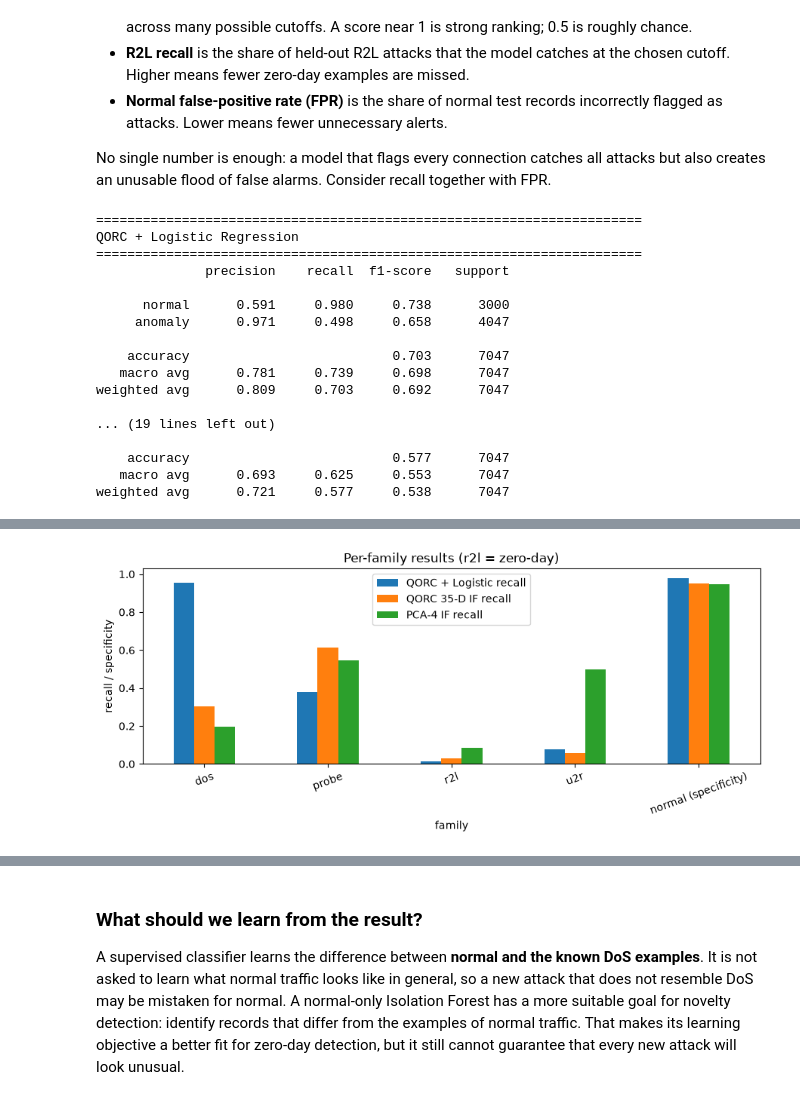
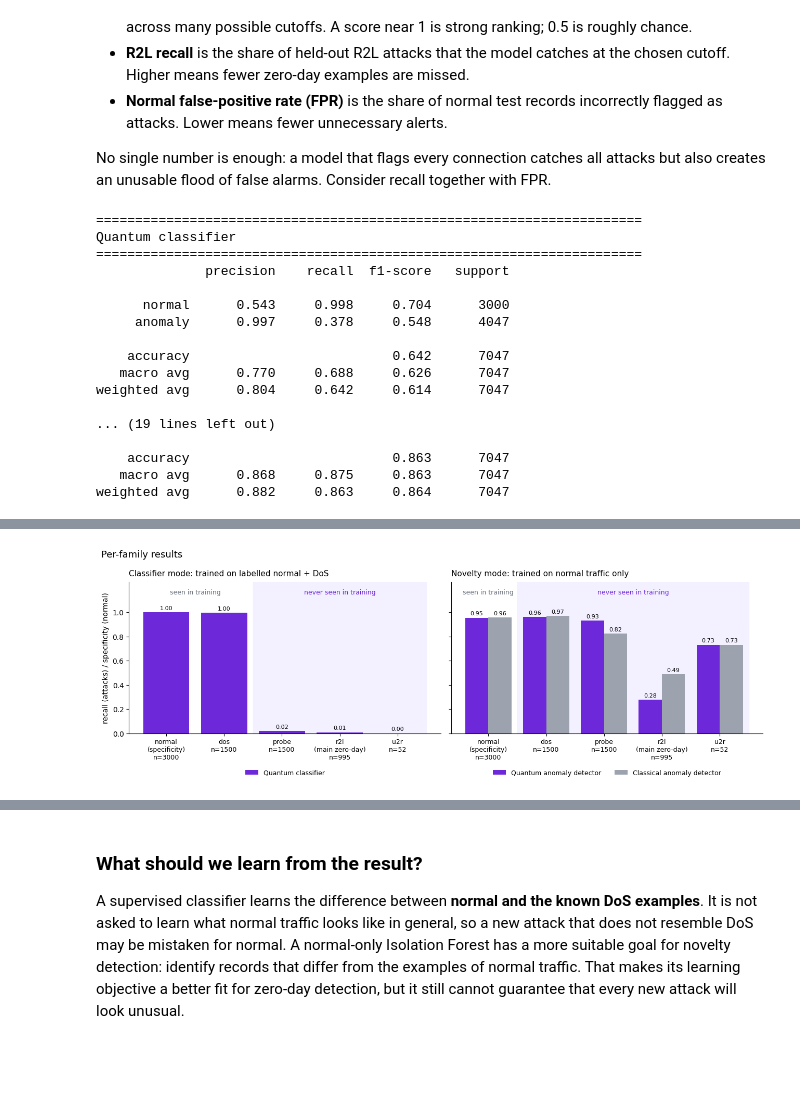
Before and after one commit to BinhDangNguyn/quandela-qorc-nsl-kdd, a Jupyter notebook: qorc_nsl_kdd.ipynb, the cells around one changed output, grey strips where cells are left out. Drawn from its saved outputs; the diff is of its cells as text; code cells hidden in the pictures; blank space fills up the shorter version.

```diff
--- a/qorc_nsl_kdd.ipynb
+++ b/qorc_nsl_kdd.ipynb
@@ -121,7 +134,7 @@ feat = train.drop(columns=['label', 'family']), test.drop(columns=['label', 'fam
 X_tr_full = pre.fit_transform(feat[0]);  X_te_full = pre.transform(feat[1])
 print("combined matrix:", X_tr_full.shape)
 
-pca = PCA(n_components=4, random_state=SEED)
+pca = PCA(n_components=N_MODES, random_state=SEED)
 Z_tr = pca.fit_transform(X_tr_full);  Z_te = pca.transform(X_te_full)
 print("explained variance ratio:", pca.explained_variance_ratio_.round(3), "sum =", pca.explained_variance_ratio_.sum().round(3))
 
@@ -255,37 +324,37 @@ No single number is enough: a model that flags every connection catches all atta
 # %%
 names = ['normal', 'anomaly']
 models = [
-    ("QORC + Logistic Regression", pred_q),
-    ("QORC 35-D Isolation Forest", pred_if_reservoir),
-    ("PCA-4 Isolation Forest", pred_if_pca),
+    (NAME_Q_CLF, pred_q),
+    (NAME_Q_IF, pred_ad_q),
+    (NAME_C_IF, pred_ad_c),
 ]
 for title, pred in models:
     print("=" * 70, f"\n{title}\n" + "=" * 70)
     print(classification_report(y_test, pred, target_names=names, digits=3, zero_division=0))
 # %% [output]
 ======================================================================
-QORC + Logistic Regression
+Quantum classifier
 ======================================================================
               precision    recall  f1-score   support
 
-      normal      0.591     0.980     0.738      3000
-     anomaly      0.971     0.498     0.658      4047
+      normal      0.543     0.998     0.704      3000
+     anomaly      0.997     0.378     0.548      4047
 
-    accuracy                          0.703      7047
-   macro avg      0.781     0.739     0.698      7047
-weighted avg      0.809     0.703     0.692      7047
+    accuracy                          0.642      7047
+   macro avg      0.770     0.688     0.626      7047
+weighted avg      0.804     0.642     0.614      7047
 
 ... (19 lines left out)
 
-    accuracy                          0.577      7047
-   macro avg      0.693     0.625     0.553      7047
-weighted avg      0.721     0.577     0.538      7047
+    accuracy                          0.863      7047
+   macro avg      0.868     0.875     0.863      7047
+weighted avg      0.882     0.863     0.864      7047
 # %%
 fam = test.family.values
 models = {
-    'QORC + Logistic': pred_q,
-    'QORC 35-D IF': pred_if_reservoir,
-    'PCA-4 IF': pred_if_pca,
+    NAME_Q_CLF: pred_q,
+    NAME_Q_IF: pred_ad_q,
+    NAME_C_IF: pred_ad_c,
 }
 rows = []
 for f in ['dos', 'probe', 'r2l', 'u2r']:
@@ -300,7 +369,35 @@ rows.append(row)
 res = pd.DataFrame(rows).set_index('family')
 display(res.round(3))
 
-ax = res[[f'{name} recall' for name in models]].plot.bar(figsize=(9, 4), rot=20)
-ax.set_ylabel('recall / specificity'); ax.set_title('Per-family results (r2l = zero-day)')
+# Two panels: classifier vs novelty. Shading marks families the model never saw in training
+# (the classifier saw normal + DoS; the novelty detectors saw normal only).
+TRAINED, BASELINE, UNSEEN_BG = '#6D28D9', '#9CA3AF', '#F3F0FF'
+names = list(models)
+order = ['normal (specificity)', 'dos', 'probe', 'r2l', 'u2r']
+tick = {'normal (specificity)': 'normal\n(specificity)', 'r2l': 'r2l\n(main zero-day)'}
+xlabels = [f"{tick.get(f, f)}\nn={res.loc[f, 'n']}" for f in order]
+x = np.arange(len(order))
+
+fig, axes = plt.subplots(1, 2, figsize=(13, 4.8), sharey=True)
+panels = [
+    (axes[0], 'Classifier mode: trained on labelled normal + DoS', [(names[0], TRAINED)], 2),
+    (axes[1], 'Novelty mode: trained on normal traffic only', [(names[1], TRAINED), (names[2], BASELINE)], 1),
+]
+for ax, title, series, n_seen in panels:
+    ax.axvspan(n_seen - 0.5, len(order) - 0.5, color=UNSEEN_BG, zorder=0)
+    ax.text((n_seen - 1) / 2, 1.15, 'seen in training', ha='center', fontsize=9, color='#6B7280')
+    ax.text((n_seen + len(order) - 1) / 2, 1.15, 'never seen in training', ha='center', fontsize=9, color=TRAINED)
+    w = 0.8 / len(series)
+    for j, (name, color) in enumerate(series):
+        vals = res.loc[order, f'{name} recall'].to_numpy()
+        bars = ax.bar(x - 0.4 + w * (j + 0.5), vals, w, color=color, label=name, zorder=2)
+        ax.bar_label(bars, fmt='%.2f', fontsize=8, padding=2)
+    ax.set_xticks(x, xlabels, fontsize=9)
+    ax.set_ylim(0, 1.25); ax.set_yticks(np.linspace(0, 1, 6))
+    ax.set_title(title, fontsize=11, loc='left', pad=8)
+    ax.spines[['top', 'right']].set_visible(False)
+    ax.legend(loc='upper center', bbox_to_anchor=(0.5, -0.2), ncol=2, frameon=False, fontsize=9)
+axes[0].set_ylabel('recall (attacks) / specificity (normal)')
+fig.suptitle('Per-family results', fontsize=13, x=0.01, ha='left')
 plt.tight_layout(); plt.show()
 # %% [output]
@@ -314,4 +411,4 @@ plt.tight_layout(); plt.show()
-[figure, old version]
+[figure, new version]
 # %%
 normal_test = fam == 'normal'
 r2l_test = fam == 'r2l'
```
Also changed, not shown: parts of 12 cells of this notebook, 2 other files.
